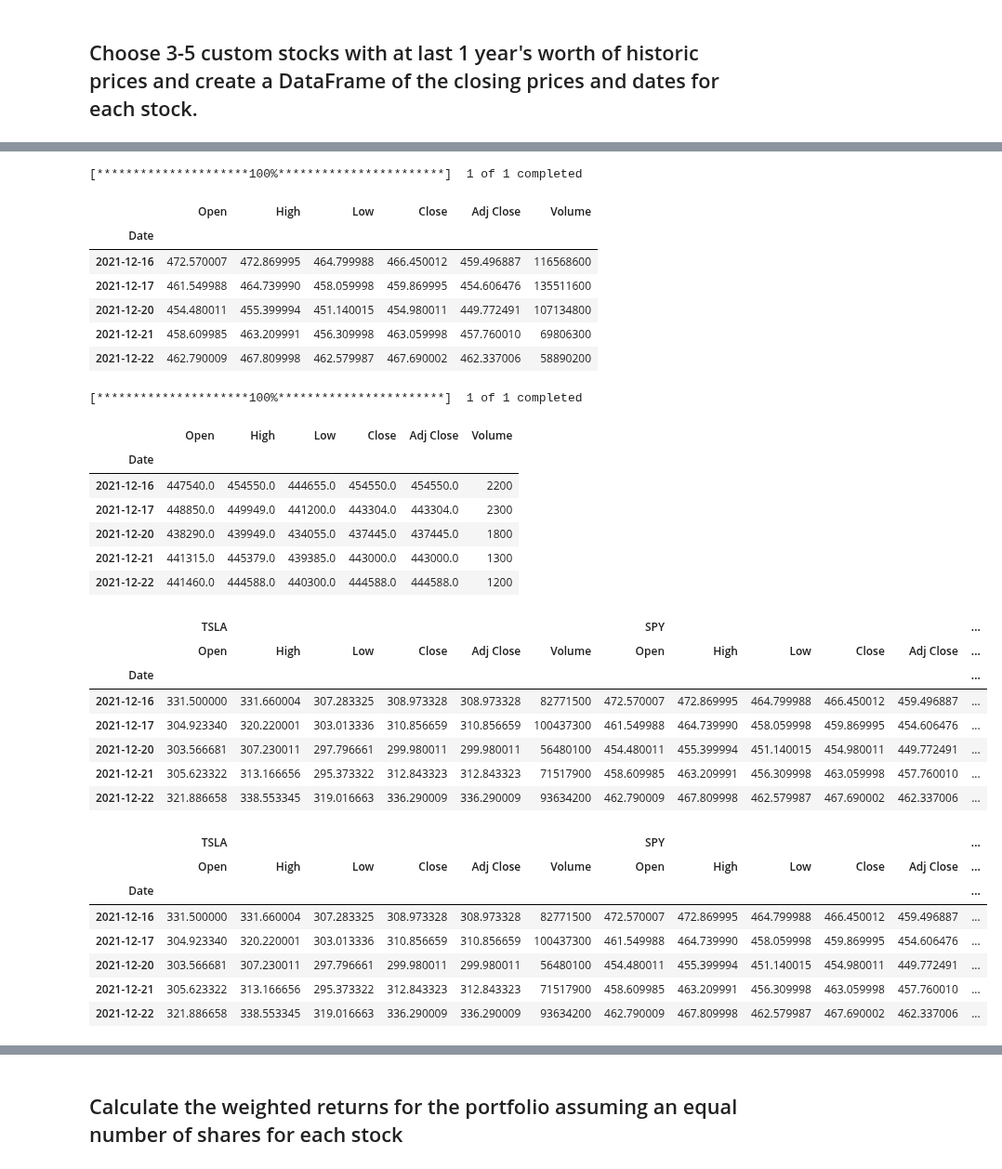
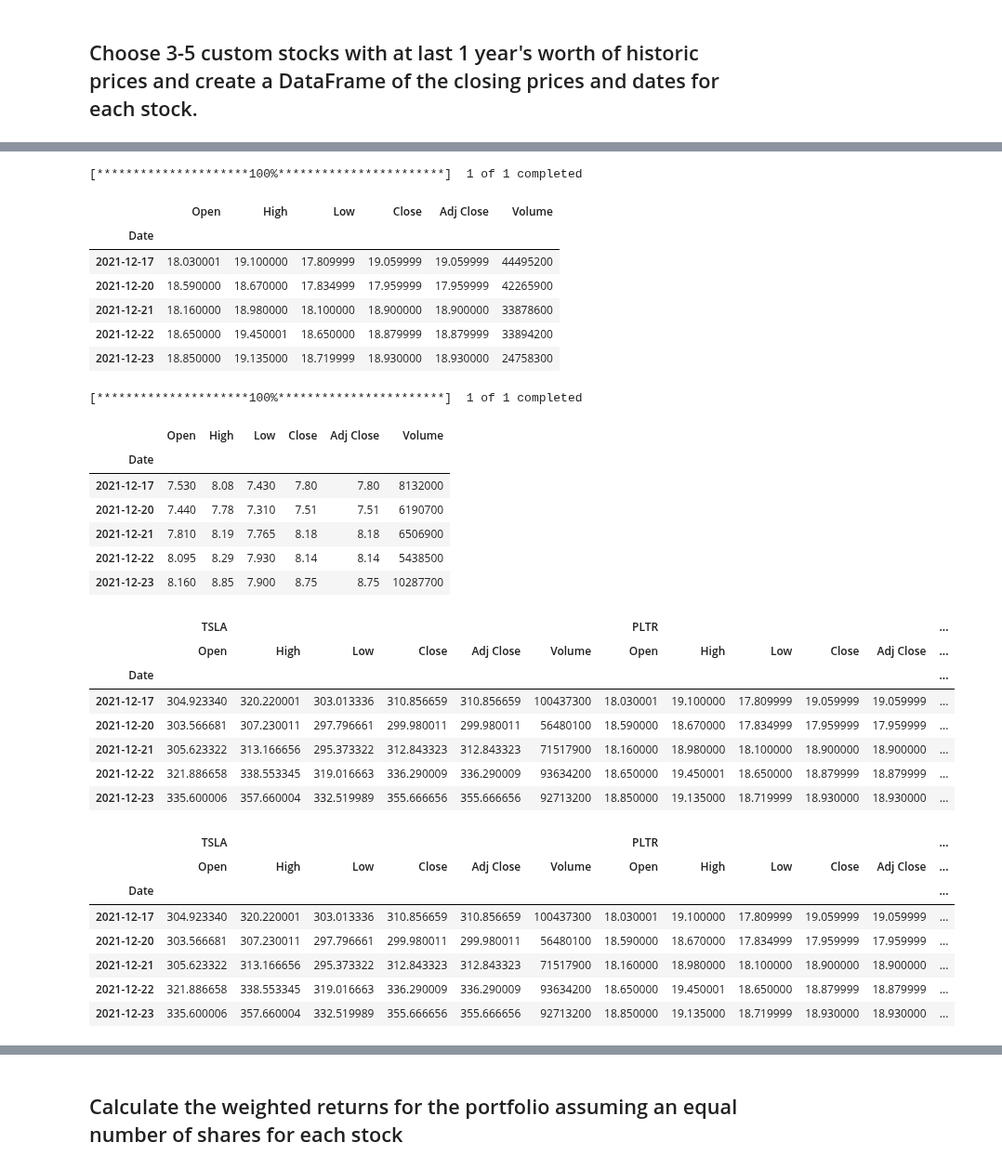
Before and after one commit to juil/fintech-uoftbootcamp, a Jupyter notebook: week04/unit04-assignment/whale_analysis.ipynb, the cells around one changed output, grey strips where cells are left out. Shown at 93% size. Drawn from its saved outputs; the diff is of its cells as text; code cells hidden in the pictures.

Commit message:
Replace SPY and BRKA for PLTR and HUT so I'm not putting other portfolios in my portfolio

```diff
--- a/week04/unit04-assignment/whale_analysis.ipynb
+++ b/week04/unit04-assignment/whale_analysis.ipynb
@@ -439,55 +439,55 @@ tsla.head()
 # %%
 # Reading data from 2nd stock
-spy = yf.download('SPY', period='1y')
-spy.head()
+pltr = yf.download('PLTR', period='1y')
+pltr.head()
 # %% [output]
 [*********************100%***********************]  1 of 1 completed
 |  | Open | High | Low | Close | Adj Close | Volume |
 | Date |  |  |  |  |  |  |
-| 2021-12-16 | 472.570007 | 472.869995 | 464.799988 | 466.450012 | 459.496887 | 116568600 |
-| 2021-12-17 | 461.549988 | 464.739990 | 458.059998 | 459.869995 | 454.606476 | 135511600 |
-| 2021-12-20 | 454.480011 | 455.399994 | 451.140015 | 454.980011 | 449.772491 | 107134800 |
-| 2021-12-21 | 458.609985 | 463.209991 | 456.309998 | 463.059998 | 457.760010 | 69806300 |
-| 2021-12-22 | 462.790009 | 467.809998 | 462.579987 | 467.690002 | 462.337006 | 58890200 |
+| 2021-12-17 | 18.030001 | 19.100000 | 17.809999 | 19.059999 | 19.059999 | 44495200 |
+| 2021-12-20 | 18.590000 | 18.670000 | 17.834999 | 17.959999 | 17.959999 | 42265900 |
+| 2021-12-21 | 18.160000 | 18.980000 | 18.100000 | 18.900000 | 18.900000 | 33878600 |
+| 2021-12-22 | 18.650000 | 19.450001 | 18.650000 | 18.879999 | 18.879999 | 33894200 |
+| 2021-12-23 | 18.850000 | 19.135000 | 18.719999 | 18.930000 | 18.930000 | 24758300 |
 # %%
 # Reading data from 3rd stock
-brka = yf.download('BRK-A', period='1y')
-brka.head()
+hut = yf.download('HUT', period='1y')
+hut.head()
 # %% [output]
 [*********************100%***********************]  1 of 1 completed
 |  | Open | High | Low | Close | Adj Close | Volume |
 | Date |  |  |  |  |  |  |
-| 2021-12-16 | 447540.0 | 454550.0 | 444655.0 | 454550.0 | 454550.0 | 2200 |
-| 2021-12-17 | 448850.0 | 449949.0 | 441200.0 | 443304.0 | 443304.0 | 2300 |
-| 2021-12-20 | 438290.0 | 439949.0 | 434055.0 | 437445.0 | 437445.0 | 1800 |
-| 2021-12-21 | 441315.0 | 445379.0 | 439385.0 | 443000.0 | 443000.0 | 1300 |
-| 2021-12-22 | 441460.0 | 444588.0 | 440300.0 | 444588.0 | 444588.0 | 1200 |
+| 2021-12-17 | 7.530 | 8.08 | 7.430 | 7.80 | 7.80 | 8132000 |
+| 2021-12-20 | 7.440 | 7.78 | 7.310 | 7.51 | 7.51 | 6190700 |
+| 2021-12-21 | 7.810 | 8.19 | 7.765 | 8.18 | 8.18 | 6506900 |
+| 2021-12-22 | 8.095 | 8.29 | 7.930 | 8.14 | 8.14 | 5438500 |
+| 2021-12-23 | 8.160 | 8.85 | 7.900 | 8.75 | 8.75 | 10287700 |
 # %%
 # Combine all stocks in a single DataFrame
-df_portfolio = pd.concat([tsla,spy,brka], axis=1, keys=['TSLA','SPY','BRK-A'])
+df_portfolio = pd.concat([tsla,pltr,hut], axis=1, keys=['TSLA','PLTR','HUT'])
 df_portfolio.head()
 # %% [output]
-|  | TSLA |  |  |  |  |  | SPY |  |  |  |  | ... |
+|  | TSLA |  |  |  |  |  | PLTR |  |  |  |  | ... |
 |  | Open | High | Low | Close | Adj Close | Volume | Open | High | Low | Close | Adj Close | ... |
 | Date |  |  |  |  |  |  |  |  |  |  |  | ... |
-| 2021-12-16 | 331.500000 | 331.660004 | 307.283325 | 308.973328 | 308.973328 | 82771500 | 472.570007 | 472.869995 | 464.799988 | 466.450012 | 459.496887 | ... |
-| 2021-12-17 | 304.923340 | 320.220001 | 303.013336 | 310.856659 | 310.856659 | 100437300 | 461.549988 | 464.739990 | 458.059998 | 459.869995 | 454.606476 | ... |
-| 2021-12-20 | 303.566681 | 307.230011 | 297.796661 | 299.980011 | 299.980011 | 56480100 | 454.480011 | 455.399994 | 451.140015 | 454.980011 | 449.772491 | ... |
-| 2021-12-21 | 305.623322 | 313.166656 | 295.373322 | 312.843323 | 312.843323 | 71517900 | 458.609985 | 463.209991 | 456.309998 | 463.059998 | 457.760010 | ... |
-| 2021-12-22 | 321.886658 | 338.553345 | 319.016663 | 336.290009 | 336.290009 | 93634200 | 462.790009 | 467.809998 | 462.579987 | 467.690002 | 462.337006 | ... |
+| 2021-12-17 | 304.923340 | 320.220001 | 303.013336 | 310.856659 | 310.856659 | 100437300 | 18.030001 | 19.100000 | 17.809999 | 19.059999 | 19.059999 | ... |
+| 2021-12-20 | 303.566681 | 307.230011 | 297.796661 | 299.980011 | 299.980011 | 56480100 | 18.590000 | 18.670000 | 17.834999 | 17.959999 | 17.959999 | ... |
+| 2021-12-21 | 305.623322 | 313.166656 | 295.373322 | 312.843323 | 312.843323 | 71517900 | 18.160000 | 18.980000 | 18.100000 | 18.900000 | 18.900000 | ... |
+| 2021-12-22 | 321.886658 | 338.553345 | 319.016663 | 336.290009 | 336.290009 | 93634200 | 18.650000 | 19.450001 | 18.650000 | 18.879999 | 18.879999 | ... |
+| 2021-12-23 | 335.600006 | 357.660004 | 332.519989 | 355.666656 | 355.666656 | 92713200 | 18.850000 | 19.135000 | 18.719999 | 18.930000 | 18.930000 | ... |
 # %%
 # Reset Date index
 # df_portfolio = df_portfolio.reset_index()
 df_portfolio.head()
 # %% [output]
-|  | TSLA |  |  |  |  |  | SPY |  |  |  |  | ... |
+|  | TSLA |  |  |  |  |  | PLTR |  |  |  |  | ... |
 |  | Open | High | Low | Close | Adj Close | Volume | Open | High | Low | Close | Adj Close | ... |
 | Date |  |  |  |  |  |  |  |  |  |  |  | ... |
-| 2021-12-16 | 331.500000 | 331.660004 | 307.283325 | 308.973328 | 308.973328 | 82771500 | 472.570007 | 472.869995 | 464.799988 | 466.450012 | 459.496887 | ... |
-| 2021-12-17 | 304.923340 | 320.220001 | 303.013336 | 310.856659 | 310.856659 | 100437300 | 461.549988 | 464.739990 | 458.059998 | 459.869995 | 454.606476 | ... |
-| 2021-12-20 | 303.566681 | 307.230011 | 297.796661 | 299.980011 | 299.980011 | 56480100 | 454.480011 | 455.399994 | 451.140015 | 454.980011 | 449.772491 | ... |
-| 2021-12-21 | 305.623322 | 313.166656 | 295.373322 | 312.843323 | 312.843323 | 71517900 | 458.609985 | 463.209991 | 456.309998 | 463.059998 | 457.760010 | ... |
-| 2021-12-22 | 321.886658 | 338.553345 | 319.016663 | 336.290009 | 336.290009 | 93634200 | 462.790009 | 467.809998 | 462.579987 | 467.690002 | 462.337006 | ... |
+| 2021-12-17 | 304.923340 | 320.220001 | 303.013336 | 310.856659 | 310.856659 | 100437300 | 18.030001 | 19.100000 | 17.809999 | 19.059999 | 19.059999 | ... |
+| 2021-12-20 | 303.566681 | 307.230011 | 297.796661 | 299.980011 | 299.980011 | 56480100 | 18.590000 | 18.670000 | 17.834999 | 17.959999 | 17.959999 | ... |
+| 2021-12-21 | 305.623322 | 313.166656 | 295.373322 | 312.843323 | 312.843323 | 71517900 | 18.160000 | 18.980000 | 18.100000 | 18.900000 | 18.900000 | ... |
+| 2021-12-22 | 321.886658 | 338.553345 | 319.016663 | 336.290009 | 336.290009 | 93634200 | 18.650000 | 19.450001 | 18.650000 | 18.879999 | 18.879999 | ... |
+| 2021-12-23 | 335.600006 | 357.660004 | 332.519989 | 355.666656 | 355.666656 | 92713200 | 18.850000 | 19.135000 | 18.719999 | 18.930000 | 18.930000 | ... |
 # %%
 # Reorganize portfolio data by having a column per symbol (closing price)
 df_portfolio_prices = df_portfolio.xs('Close', level=1, axis=1)
```
Also changed, not shown: parts of 6 cells of this notebook.
